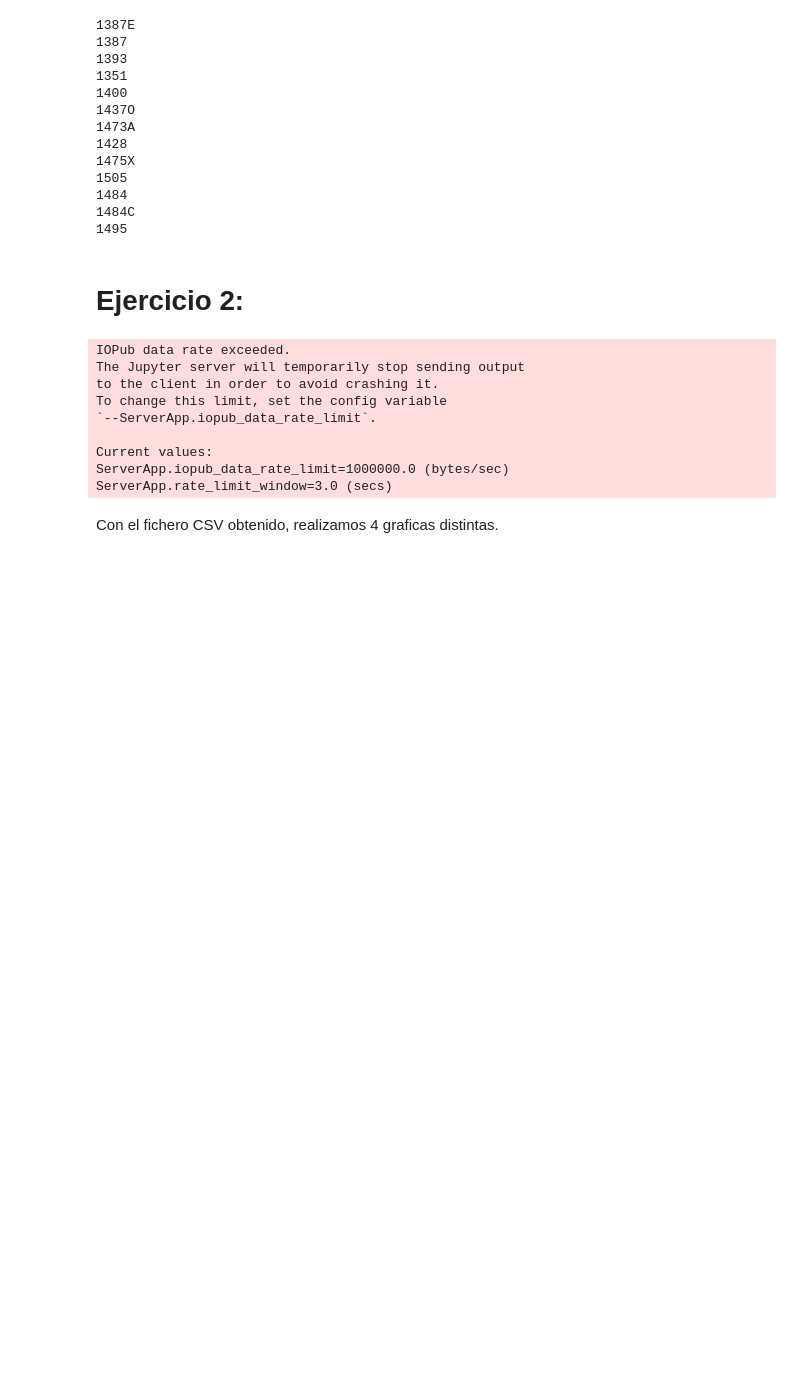
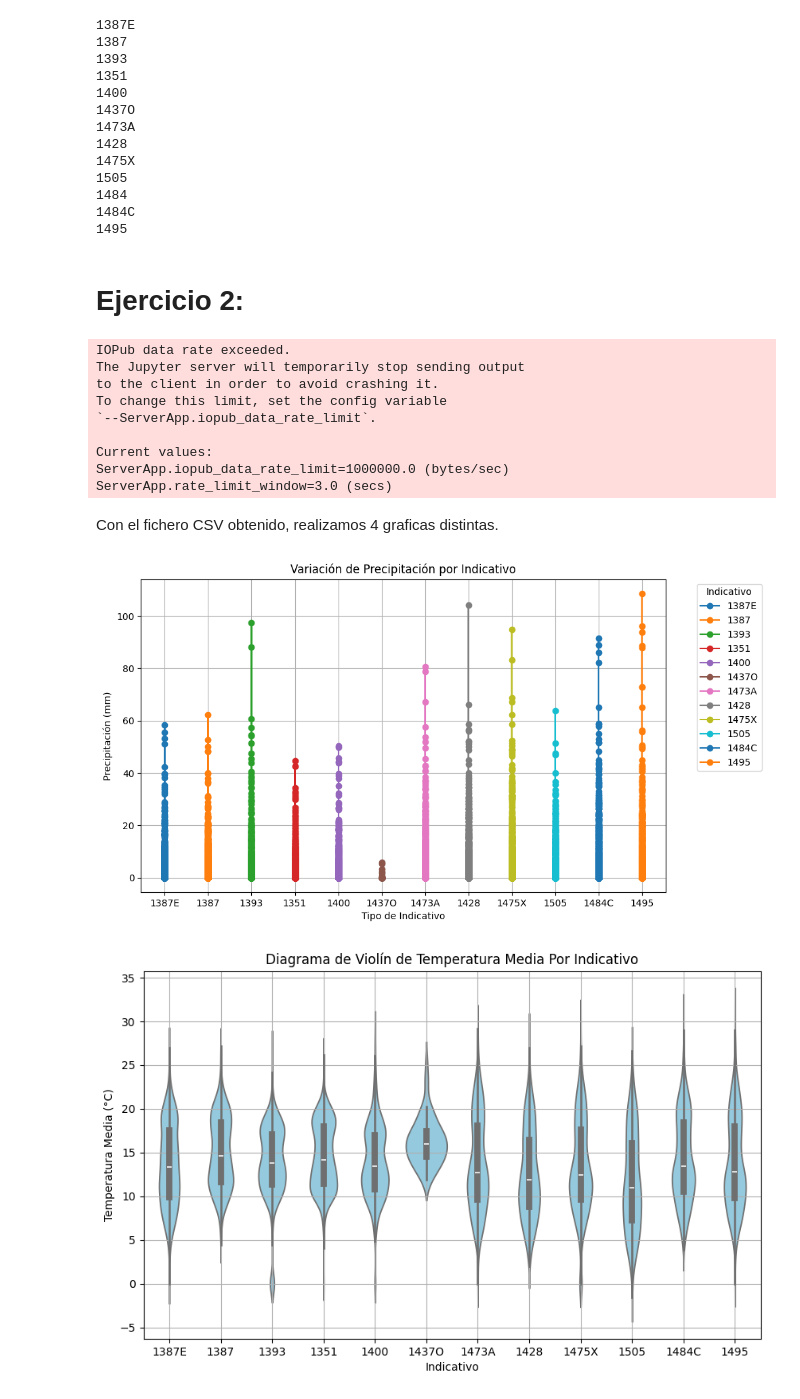
Before and after one commit to Geronimo-Basso/artificial-intelligence-data-analysis, a Jupyter notebook: practica-1/practica-1.ipynb, the cells around one changed output. Saved outputs shown, nothing was run; the diff lists cells and outputs as text; code cells hidden in the pictures; blank space fills up the shorter version.

Commit message:
codigo de 4 graficas distintas

```diff
--- a/practica-1/practica-1.ipynb
+++ b/practica-1/practica-1.ipynb
@@ -152,3 +152,64 @@ ServerApp.iopub_data_rate_limit=1000000.0 (bytes/sec)
 ServerApp.rate_limit_window=3.0 (secs)
 # %% [markdown]
 Con el fichero CSV obtenido, realizamos 4 graficas distintas.
+# %%
+import matplotlib.pyplot as plt
+import pandas as pd
+import seaborn as sns
+# Cargar los datos desde el archivo CSV
+df = pd.read_csv('valores-climatologicos.csv')
+
+
+# Convertir la columna 'prec' a numérica
+df['prec'] = pd.to_numeric(df['prec'], errors='coerce')
+
+# Grafica 1: linea de precipitación para cada indicativo
+plt.figure(figsize=(10, 6))
+
+for indicativo in df['indicativo'].unique():
+    data_indicativo = df[df['indicativo'] == indicativo]
+    plt.plot(data_indicativo['indicativo'], data_indicativo['prec'], label=indicativo, marker='o')
+
+plt.title('Variación de Precipitación por Indicativo')
+plt.xlabel('Tipo de Indicativo')
+plt.ylabel('Precipitación (mm)')
+plt.legend(title='Indicativo', bbox_to_anchor=(1.05, 1), loc='upper left')
+plt.grid(True)
+plt.show()
+
+
+# Grafica 2: diagrama de violín de temperatura media por Indicativo
+plt.figure(figsize=(10, 6))
+sns.violinplot(x='indicativo', y='tmed', data=df, color='skyblue')
+plt.title('Diagrama de Violín de Temperatura Media Por Indicativo')
+plt.xlabel('Indicativo')
+plt.ylabel('Temperatura Media (°C)')
+plt.grid(True)
+plt.show()
+
+
+# Grafica 3: Dispersión de temperaturas mínimas y máximas
+plt.figure(figsize=(10, 6))
+plt.scatter(df['indicativo'], df['tmin'], color='g', label='Tmin')
+plt.scatter(df['indicativo'], df['tmax'], color='b', label='Tmax')
+plt.title('Temperaturas Mínimas y Máximas Por Indicativo')
+plt.xlabel('Indicativo')
+plt.ylabel('Temperatura (°C)')
+plt.legend()
+plt.grid(True)
+plt.show()
+
+
+
+# Grafica 4: Gráfica de barras de velocidad media del viento
+plt.figure(figsize=(10, 6))
+plt.bar(df['indicativo'], df['velmedia'], color='b', label='Velocidad Media')
+plt.title('Velocidad Media del Viento Por Indicativo')
+plt.xlabel('Indicativo')
+plt.ylabel('Velocidad del Viento (m/s)')
+plt.legend()
+plt.grid(True)
+plt.show()
+# %% [output]
+[figure, added]
+[figure, added]
```
Also changed, not shown: parts of 1 cell of this notebook.
